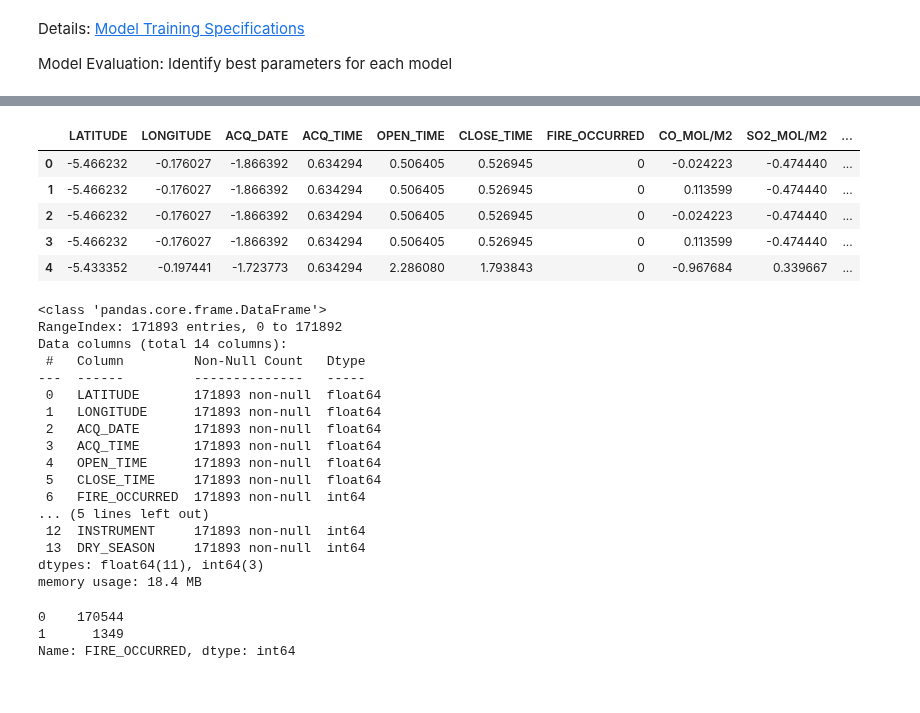
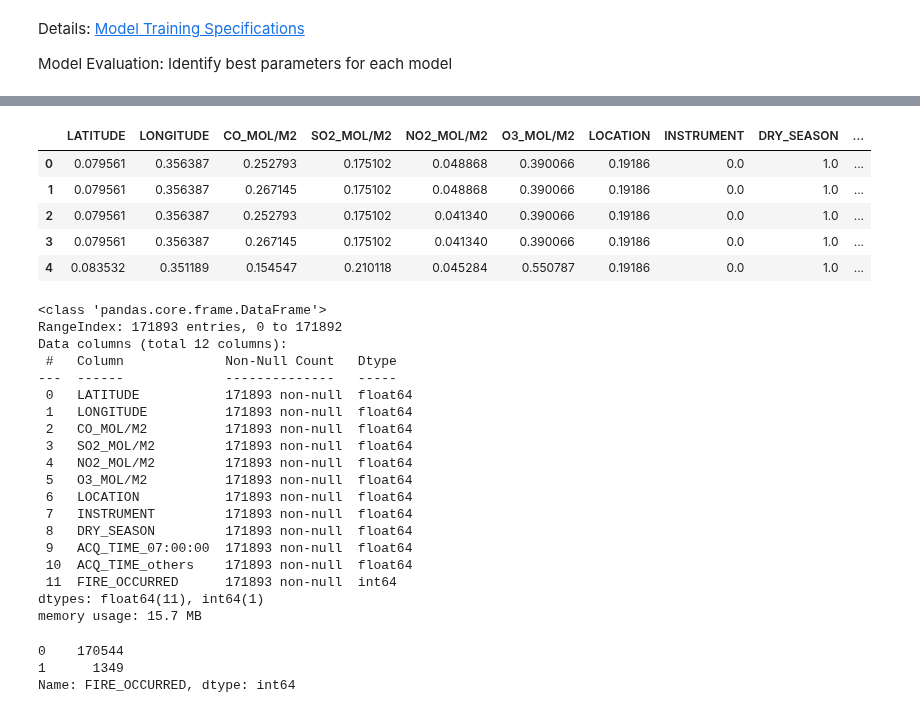
Before and after one commit to ManapatWeeramongkolkul/ForestFireML, a Jupyter notebook: ModelTraining_Pipeline.ipynb, the cells around one changed output, grey strips where cells are left out. Cells and saved outputs as stored; diff of their text form; code cells hidden in the pictures.

```diff
--- a/ModelTraining_Pipeline.ipynb
+++ b/ModelTraining_Pipeline.ipynb
@@ -20,36 +20,38 @@ Drive already mounted at /content/drive; to attempt to forcibly remount, call dr
 # %%
 # Data Source
 
-df = pd.read_csv("/content/drive/MyDrive/cleaned_gee_data.csv")
-df = df.drop(columns = ['Unnamed: 0', 'BRIGHTNESS'], axis=1) # Brightness not available in sensor device
+df = pd.read_csv("/content/drive/MyDrive/cleaned_gee_data_v2.csv")
+df = df.drop(columns = ['Unnamed: 0'], axis=1) # Drop index
 df.head()
 # %% [output]
-|  | LATITUDE | LONGITUDE | ACQ_DATE | ACQ_TIME | OPEN_TIME | CLOSE_TIME | FIRE_OCCURRED | CO_MOL/M2 | SO2_MOL/M2 | ... |
-| 0 | -5.466232 | -0.176027 | -1.866392 | 0.634294 | 0.506405 | 0.526945 | 0 | -0.024223 | -0.474440 | ... |
-| 1 | -5.466232 | -0.176027 | -1.866392 | 0.634294 | 0.506405 | 0.526945 | 0 | 0.113599 | -0.474440 | ... |
-| 2 | -5.466232 | -0.176027 | -1.866392 | 0.634294 | 0.506405 | 0.526945 | 0 | -0.024223 | -0.474440 | ... |
-| 3 | -5.466232 | -0.176027 | -1.866392 | 0.634294 | 0.506405 | 0.526945 | 0 | 0.113599 | -0.474440 | ... |
-| 4 | -5.433352 | -0.197441 | -1.723773 | 0.634294 | 2.286080 | 1.793843 | 0 | -0.967684 | 0.339667 | ... |
+|  | LATITUDE | LONGITUDE | CO_MOL/M2 | SO2_MOL/M2 | NO2_MOL/M2 | O3_MOL/M2 | LOCATION | INSTRUMENT | DRY_SEASON | ... |
+| 0 | 0.079561 | 0.356387 | 0.252793 | 0.175102 | 0.048868 | 0.390066 | 0.19186 | 0.0 | 1.0 | ... |
+| 1 | 0.079561 | 0.356387 | 0.267145 | 0.175102 | 0.048868 | 0.390066 | 0.19186 | 0.0 | 1.0 | ... |
+| 2 | 0.079561 | 0.356387 | 0.252793 | 0.175102 | 0.041340 | 0.390066 | 0.19186 | 0.0 | 1.0 | ... |
+| 3 | 0.079561 | 0.356387 | 0.267145 | 0.175102 | 0.041340 | 0.390066 | 0.19186 | 0.0 | 1.0 | ... |
+| 4 | 0.083532 | 0.351189 | 0.154547 | 0.210118 | 0.045284 | 0.550787 | 0.19186 | 0.0 | 1.0 | ... |
 # %%
 df.info()
 # %% [output]
 <class 'pandas.core.frame.DataFrame'>
 RangeIndex: 171893 entries, 0 to 171892
-Data columns (total 14 columns):
- #   Column         Non-Null Count   Dtype
----  ------         --------------   -----
- 0   LATITUDE       171893 non-null  float64
- 1   LONGITUDE      171893 non-null  float64
- 2   ACQ_DATE       171893 non-null  float64
- 3   ACQ_TIME       171893 non-null  float64
- 4   OPEN_TIME      171893 non-null  float64
- 5   CLOSE_TIME     171893 non-null  float64
- 6   FIRE_OCCURRED  171893 non-null  int64
-... (5 lines left out)
- 12  INSTRUMENT     171893 non-null  int64
- 13  DRY_SEASON     171893 non-null  int64
-dtypes: float64(11), int64(3)
-memory usage: 18.4 MB
+Data columns (total 12 columns):
+ #   Column             Non-Null Count   Dtype
+---  ------             --------------   -----
+ 0   LATITUDE           171893 non-null  float64
+ 1   LONGITUDE          171893 non-null  float64
+ 2   CO_MOL/M2          171893 non-null  float64
+ 3   SO2_MOL/M2         171893 non-null  float64
+ 4   NO2_MOL/M2         171893 non-null  float64
+ 5   O3_MOL/M2          171893 non-null  float64
+ 6   LOCATION           171893 non-null  float64
+ 7   INSTRUMENT         171893 non-null  float64
+ 8   DRY_SEASON         171893 non-null  float64
+ 9   ACQ_TIME_07:00:00  171893 non-null  float64
+ 10  ACQ_TIME_others    171893 non-null  float64
+ 11  FIRE_OCCURRED      171893 non-null  int64
+dtypes: float64(11), int64(1)
+memory usage: 15.7 MB
 # %%
 display(df['FIRE_OCCURRED'].value_counts())
 # %% [output]
```
Also changed, not shown: parts of 10 cells of this notebook.
